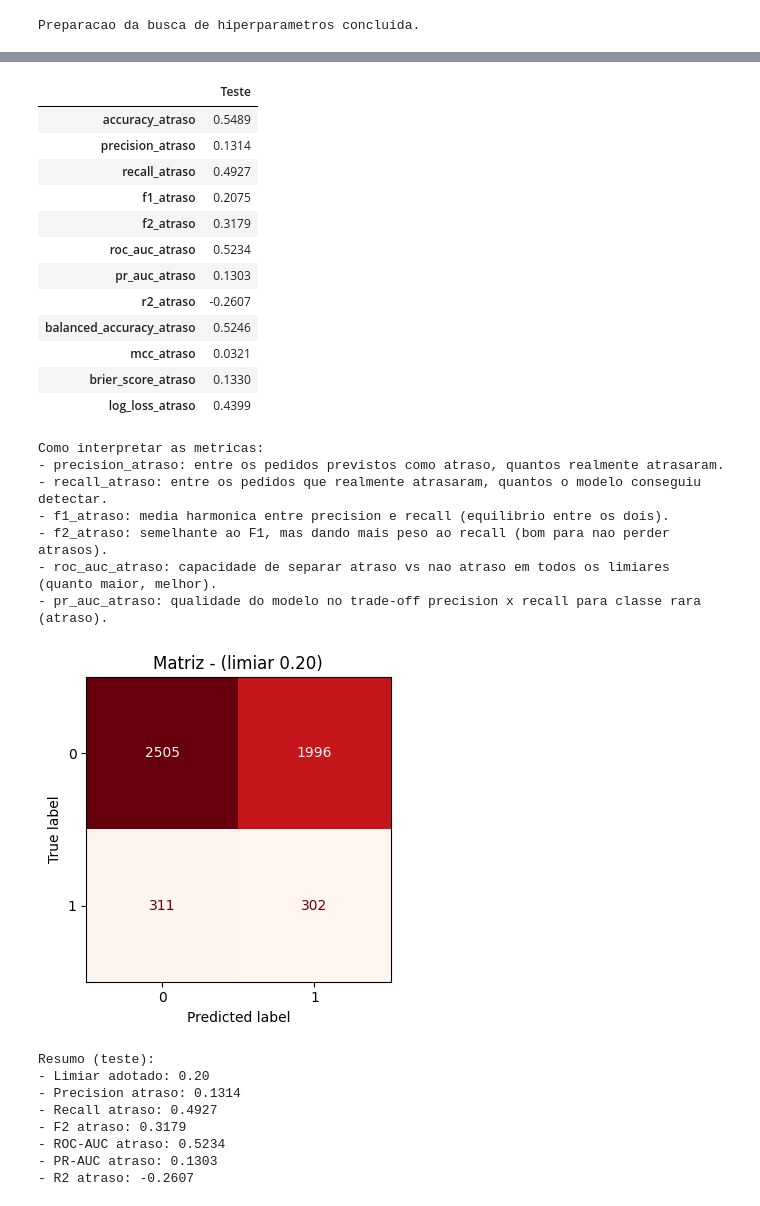
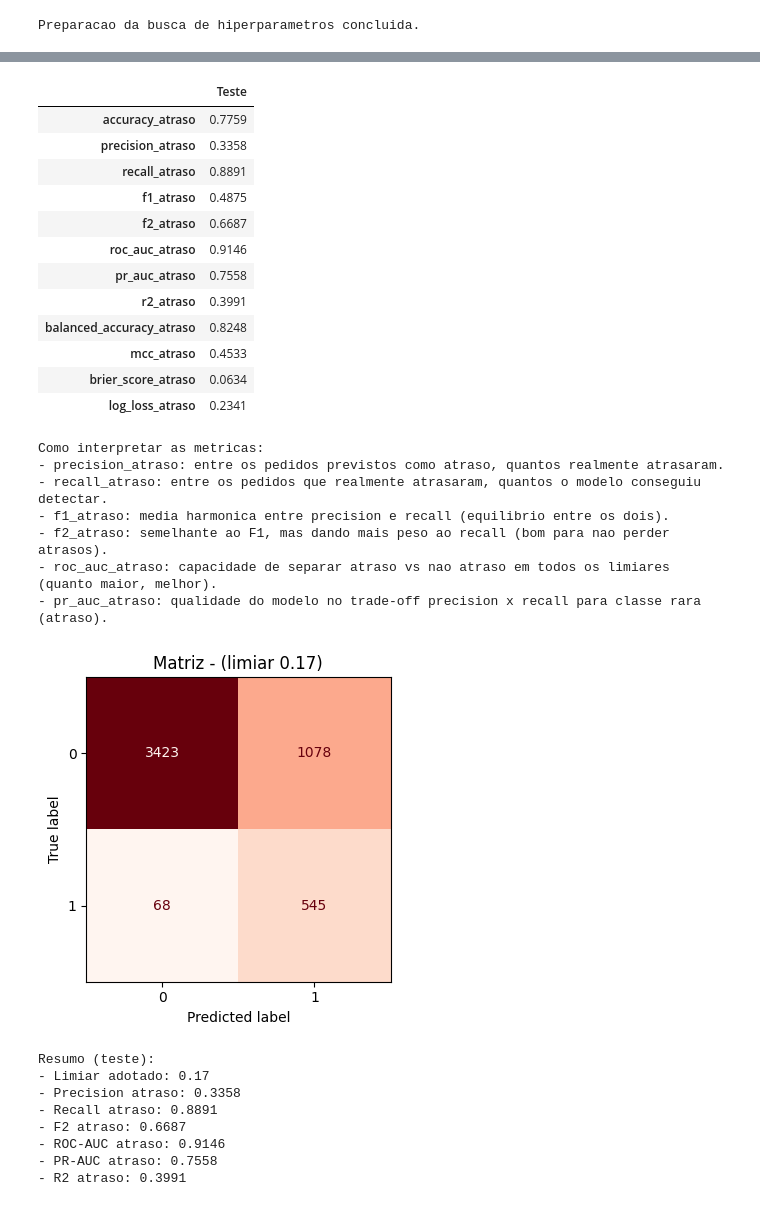
Before and after one commit to Last-Mile-Optimization/backend, a Jupyter notebook: modelo/split-temporal/XGBoost_temporal_split.ipynb, the cells around one changed output, grey strips where cells are left out. Drawn from its saved outputs; the diff is of its cells as text; code cells hidden in the pictures.

Commit message:
Ajustes no modelo XGBoost para melhores resultados

```diff
--- a/modelo/split-temporal/XGBoost_temporal_split.ipynb
+++ b/modelo/split-temporal/XGBoost_temporal_split.ipynb
@@ -367,13 +431,20 @@ Comando dashboard: optuna-dashboard sqlite:///C:/Users/otavi/OneDrive/Desktop/la
 # Celula 5: treino final do modelo com os melhores hiperparametros + avaliacao no teste.
 model_v2 = XGBClassifier(
     objective="binary:logistic",
-    eval_metric="logloss",
+    eval_metric="aucpr",       # Correção: nome do parâmetro é eval_metric
+    early_stopping_rounds=50,
     random_state=4242,
     n_jobs=-1,
-    scale_pos_weight=scale_pos_weight,
+    # scale_pos_weight=scale_pos_weight,
     **best_params_v2,
 )
-model_v2.fit(X_train, y_train)
+
+# Passamos o conjunto de teste para o eval_set
+model_v2.fit(
+    X_train, y_train,
+    eval_set=[(X_test, y_test)],
+    verbose=10  # Mostra o progresso do aucpr a cada 10 iterações (ajuda a ver onde o modelo estabiliza)
+)
 
 # Probabilidade de atraso (classe 1).
 y_proba_v2_train = model_v2.predict_proba(X_train)[:, 1]
@@ -420,33 +501,33 @@ print(f"- R2 atraso: {res_v2_test['r2_atraso']:.4f}")
 Metricas no teste (foco em atraso):
 |  | Teste |
-| accuracy_atraso | 0.5489 |
-| precision_atraso | 0.1314 |
-| recall_atraso | 0.4927 |
-| f1_atraso | 0.2075 |
-| f2_atraso | 0.3179 |
-| roc_auc_atraso | 0.5234 |
-| pr_auc_atraso | 0.1303 |
-| r2_atraso | -0.2607 |
-| balanced_accuracy_atraso | 0.5246 |
-| mcc_atraso | 0.0321 |
-| brier_score_atraso | 0.1330 |
-| log_loss_atraso | 0.4399 |
+| accuracy_atraso | 0.7759 |
+| precision_atraso | 0.3358 |
+| recall_atraso | 0.8891 |
+| f1_atraso | 0.4875 |
+| f2_atraso | 0.6687 |
+| roc_auc_atraso | 0.9146 |
+| pr_auc_atraso | 0.7558 |
+| r2_atraso | 0.3991 |
+| balanced_accuracy_atraso | 0.8248 |
+| mcc_atraso | 0.4533 |
+| brier_score_atraso | 0.0634 |
+| log_loss_atraso | 0.2341 |
 Como interpretar as metricas:
 - precision_atraso: entre os pedidos previstos como atraso, quantos realmente atrasaram.
 - recall_atraso: entre os pedidos que realmente atrasaram, quantos o modelo conseguiu detectar.
 - f1_atraso: media harmonica entre precision e recall (equilibrio entre os dois).
 - f2_atraso: semelhante ao F1, mas dando mais peso ao recall (bom para nao perder atrasos).
 - roc_auc_atraso: capacidade de separar atraso vs nao atraso em todos os limiares (quanto maior, melhor).
 - pr_auc_atraso: qualidade do modelo no trade-off precision x recall para classe rara (atraso).
-[figure, old version]
+[figure, new version]
 Resumo (teste):
-- Limiar adotado: 0.20
-- Precision atraso: 0.1314
-- Recall atraso: 0.4927
-- F2 atraso: 0.3179
-- ROC-AUC atraso: 0.5234
-- PR-AUC atraso: 0.1303
-- R2 atraso: -0.2607
+- Limiar adotado: 0.17
+- Precision atraso: 0.3358
+- Recall atraso: 0.8891
+- F2 atraso: 0.6687
+- ROC-AUC atraso: 0.9146
+- PR-AUC atraso: 0.7558
+- R2 atraso: 0.3991
 # %%
 # Celula 6: tabelas de metricas de atraso (classe 1).
 print("=" * 120)
```
Also changed, not shown: parts of 6 cells of this notebook.
